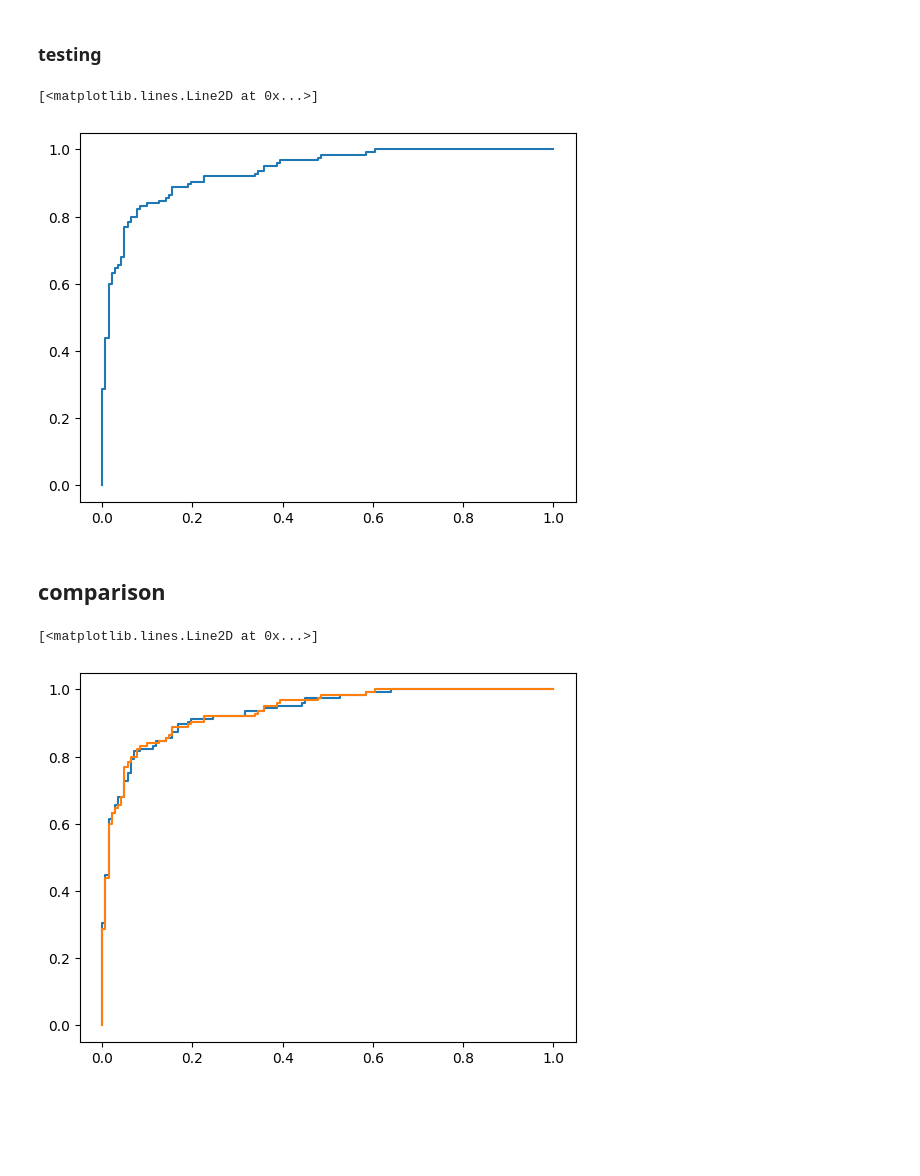
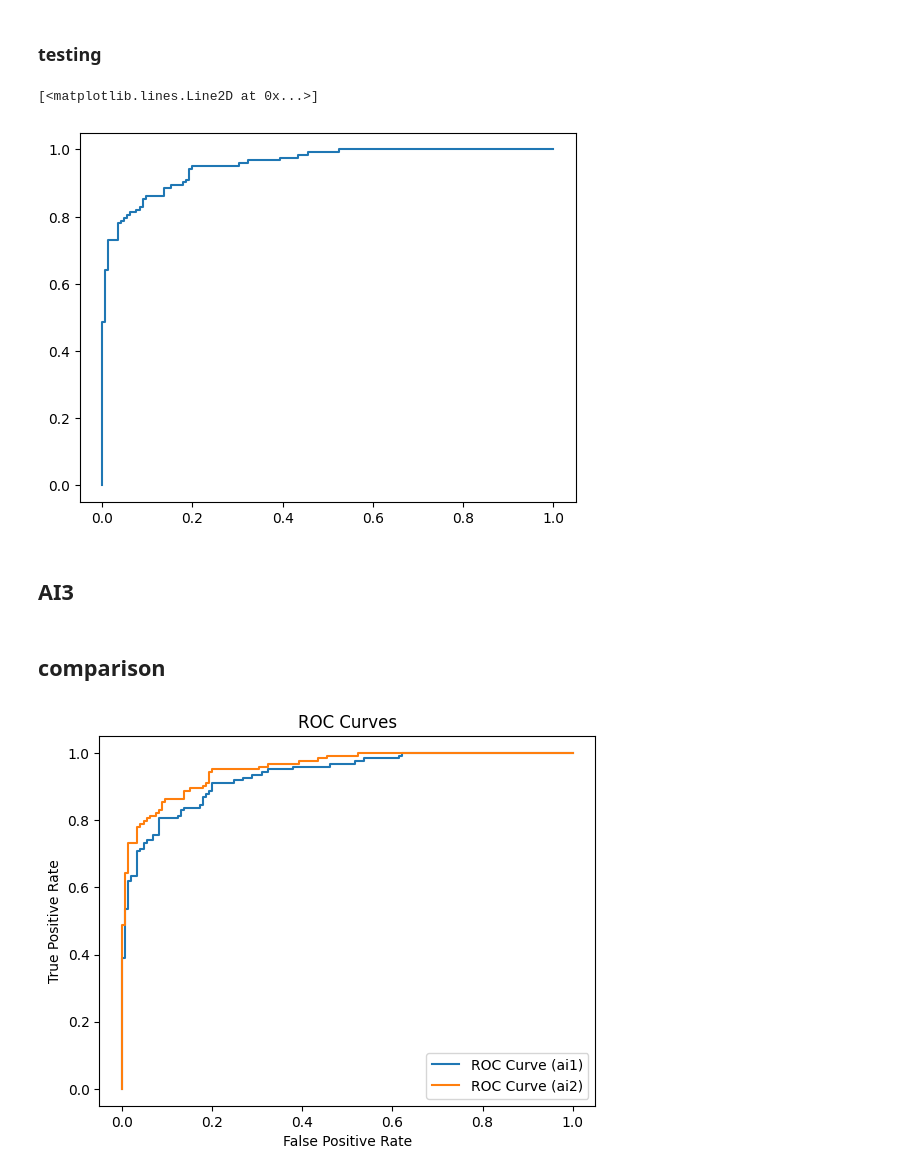
Before and after one commit to LeoMaskell/python-AIs, a Jupyter notebook: heartAttackPred/ai4.ipynb, the cells around one changed output. Cells and saved outputs as stored; diff of their text form; code cells hidden in the pictures; blank space fills up the shorter version.

Commit message:
modified:   heartAttackPred/ai4.ipynb     message:  Update ai4.ipynb with new learning rate and epochs and added better ROC curve plotting

```diff
--- a/heartAttackPred/ai4.ipynb
+++ b/heartAttackPred/ai4.ipynb
@@ -307,8 +307,8 @@ tensor([[0.],
 ### training
 # %%
 # learning rate and epochs (variables)
-epochs = 10000
-lr = 0.005
+epochs = 15000
+lr = 0.02
 # %%
 for epoch in range(epochs):
     optimiser.zero_grad()
@@ -362,14 +362,20 @@ fpr2, tpr2, _ = roc_curve(targets.numpy(), preds.numpy())
 plt.plot(fpr2, tpr2, label = "ROC Curve")
 # %% [output]
 [<matplotlib.lines.Line2D at 0x...>]
-[figure, old version]
+[figure, new version]
+# %% [markdown]
+## AI3
 # %% [markdown]
 ## comparison
 # %%
 # roc curve
 fpr2, tpr2, _ = roc_curve(targets.numpy(), preds.numpy())
-plt.plot(fpr1, tpr1, label = "ROC Curve (ai1)")
-plt.plot(fpr2, tpr2, label = "ROC Curve (ai2)")
+plt.plot(fpr1, tpr1, label = "ROC Curve (ai1)") #blue
+plt.plot(fpr2, tpr2, label = "ROC Curve (ai2)") #orange
+plt.xlabel("False Positive Rate")
+plt.ylabel("True Positive Rate")
+plt.title("ROC Curves")
+plt.legend()
+plt.show()
 # %% [output]
-[<matplotlib.lines.Line2D at 0x...>]
-[figure, old version]
+[figure, new version]
```
Also changed, not shown: parts of 9 cells of this notebook.
